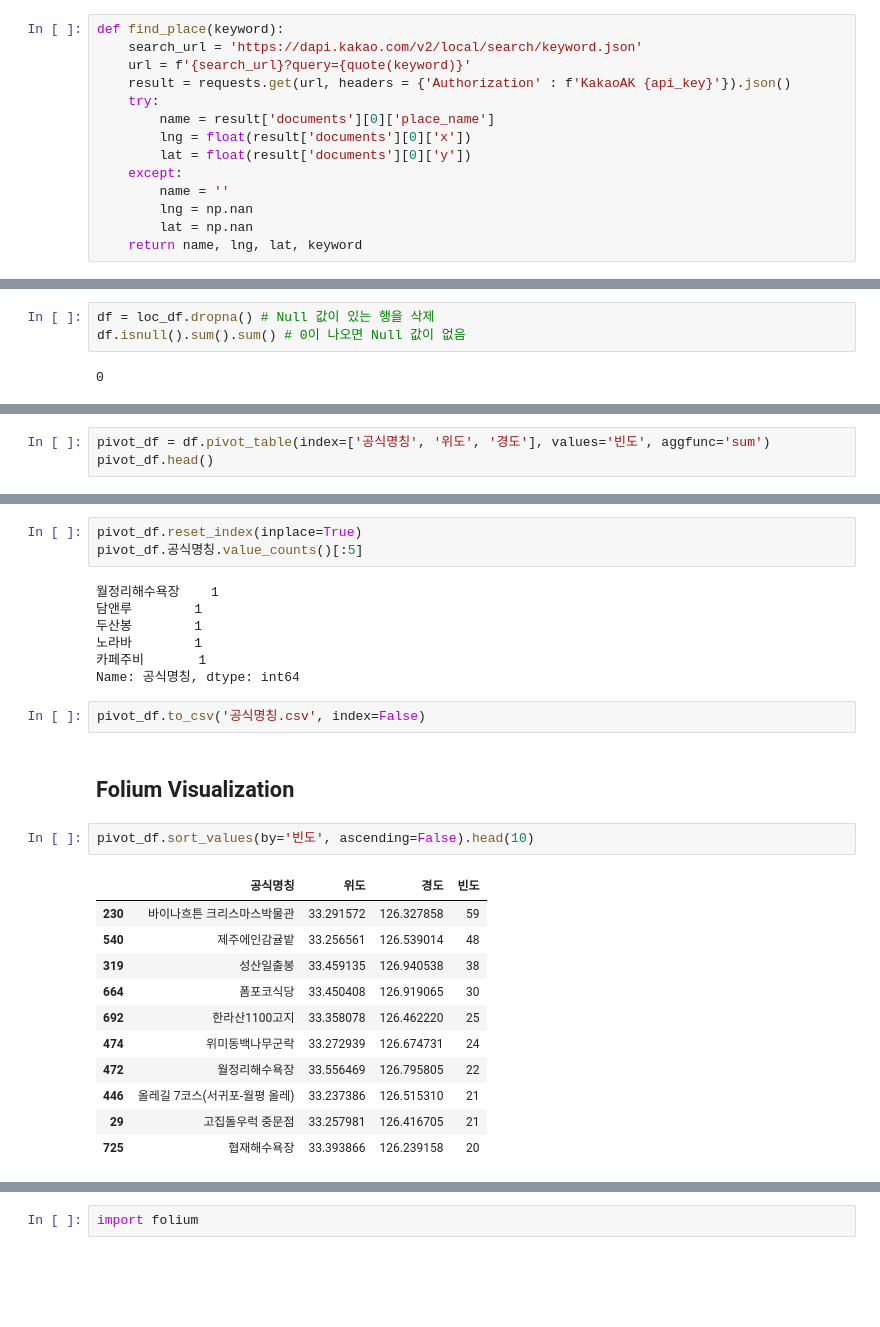
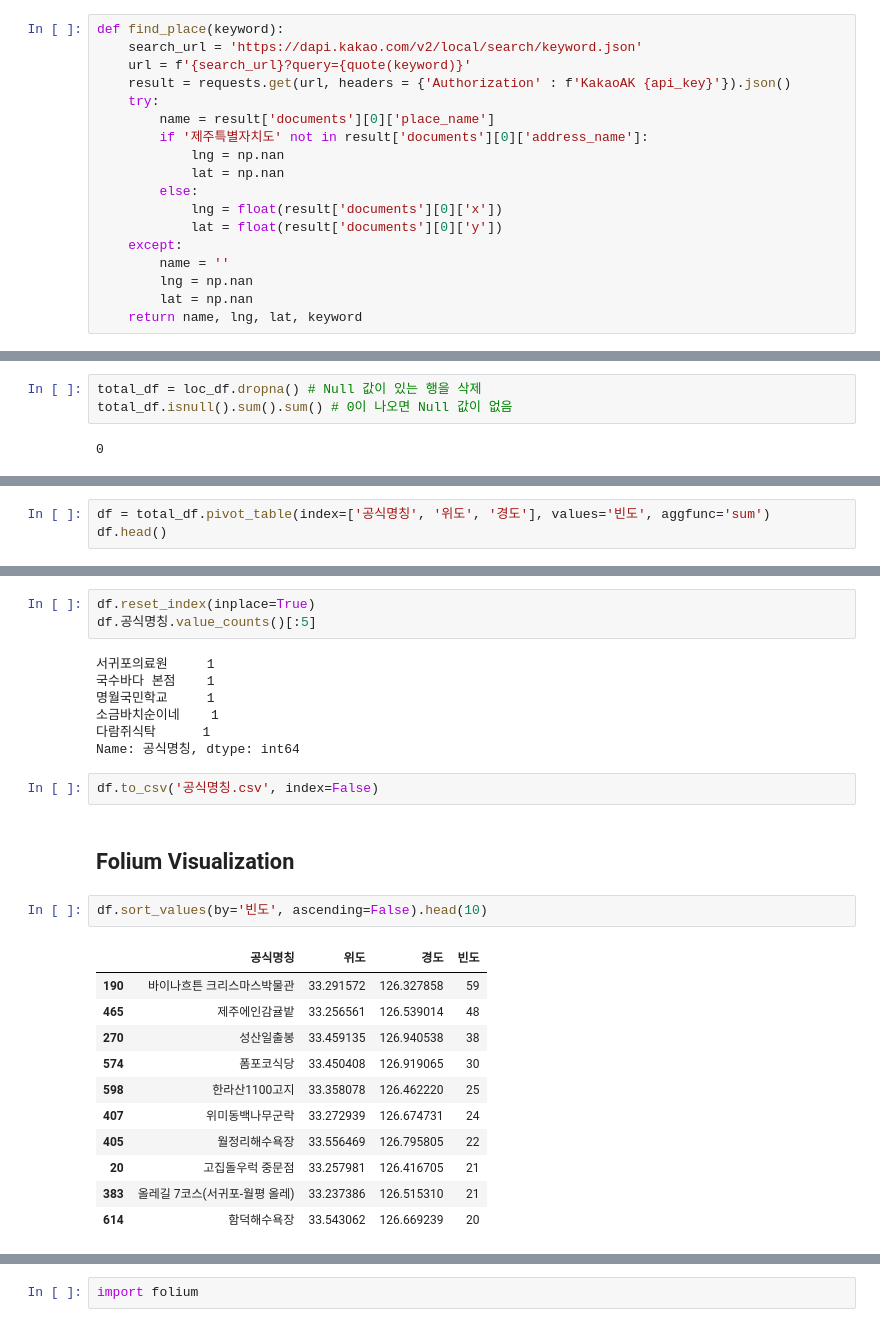
Before and after one commit to gens0310/Data_Analysis, a Jupyter notebook: 05.Crawling/JejuHotPlaceMap.ipynb, the cells around one changed output, grey strips where cells are left out. Cells and saved outputs as stored; diff of their text form; blank space fills up the shorter version.

```diff
--- a/05.Crawling/JejuHotPlaceMap.ipynb
+++ b/05.Crawling/JejuHotPlaceMap.ipynb
@@ -100,8 +100,12 @@ def find_place(keyword):
     result = requests.get(url, headers = {'Authorization' : f'KakaoAK {api_key}'}).json()
     try:
         name = result['documents'][0]['place_name']
-        lng = float(result['documents'][0]['x'])
-        lat = float(result['documents'][0]['y'])
+        if '제주특별자치도' not in result['documents'][0]['address_name']:
+            lng = np.nan
+            lat = np.nan
+        else:
+            lng = float(result['documents'][0]['x'])
+            lat = float(result['documents'][0]['y'])
     except:
         name = ''
         lng = np.nan
@@ -163,8 +167,8 @@ dtype: int64
 # %% [markdown]
 #### Null 데이터 삭제
 # %%
-df = loc_df.dropna() # Null 값이 있는 행을 삭제
-df.isnull().sum().sum() # 0이 나오면 Null 값이 없음
+total_df = loc_df.dropna() # Null 값이 있는 행을 삭제
+total_df.isnull().sum().sum() # 0이 나오면 Null 값이 없음
 # %% [output]
 0
 # %%
@@ -194,7 +198,7 @@ df.공식명칭.value_counts()[:10]
 Name: 공식명칭, dtype: int64
 # %%
-pivot_df = df.pivot_table(index=['공식명칭', '위도', '경도'], values='빈도', aggfunc='sum')
-pivot_df.head()
+df = total_df.pivot_table(index=['공식명칭', '위도', '경도'], values='빈도', aggfunc='sum')
+df.head()
 # %% [output]
 |  |  |  | 빈도 |
 | 공식명칭 | 위도 | 경도 |  |
@@ -206,29 +210,29 @@ pivot_df.head()
 # %%
-pivot_df.reset_index(inplace=True)
-pivot_df.공식명칭.value_counts()[:5]
+df.reset_index(inplace=True)
+df.공식명칭.value_counts()[:5]
 # %% [output]
-월정리해수욕장    1
-담앤루        1
-두산봉        1
-노라바        1
-카페주비       1
+서귀포의료원     1
+국수바다 본점    1
+명월국민학교     1
+소금바치순이네    1
+다람쥐식탁      1
 Name: 공식명칭, dtype: int64
 # %%
-pivot_df.to_csv('공식명칭.csv', index=False)
+df.to_csv('공식명칭.csv', index=False)
 # %% [markdown]
 ## Folium Visualization
 # %%
-pivot_df.sort_values(by='빈도', ascending=False).head(10)
+df.sort_values(by='빈도', ascending=False).head(10)
 # %% [output]
 |  | 공식명칭 | 위도 | 경도 | 빈도 |
-| 230 | 바이나흐튼 크리스마스박물관 | 33.291572 | 126.327858 | 59 |
-| 540 | 제주에인감귤밭 | 33.256561 | 126.539014 | 48 |
-| 319 | 성산일출봉 | 33.459135 | 126.940538 | 38 |
-| 664 | 폼포코식당 | 33.450408 | 126.919065 | 30 |
-| 692 | 한라산1100고지 | 33.358078 | 126.462220 | 25 |
-| 474 | 위미동백나무군락 | 33.272939 | 126.674731 | 24 |
-| 472 | 월정리해수욕장 | 33.556469 | 126.795805 | 22 |
-| 446 | 올레길 7코스(서귀포-월평 올레) | 33.237386 | 126.515310 | 21 |
-| 29 | 고집돌우럭 중문점 | 33.257981 | 126.416705 | 21 |
-| 725 | 협재해수욕장 | 33.393866 | 126.239158 | 20 |
+| 190 | 바이나흐튼 크리스마스박물관 | 33.291572 | 126.327858 | 59 |
+| 465 | 제주에인감귤밭 | 33.256561 | 126.539014 | 48 |
+| 270 | 성산일출봉 | 33.459135 | 126.940538 | 38 |
+| 574 | 폼포코식당 | 33.450408 | 126.919065 | 30 |
+| 598 | 한라산1100고지 | 33.358078 | 126.462220 | 25 |
+| 407 | 위미동백나무군락 | 33.272939 | 126.674731 | 24 |
+| 405 | 월정리해수욕장 | 33.556469 | 126.795805 | 22 |
+| 20 | 고집돌우럭 중문점 | 33.257981 | 126.416705 | 21 |
+| 383 | 올레길 7코스(서귀포-월평 올레) | 33.237386 | 126.515310 | 21 |
+| 614 | 함덕해수욕장 | 33.543062 | 126.669239 | 20 |
 # %%
```
Also changed, not shown: parts of 13 cells of this notebook, 3 other files.
